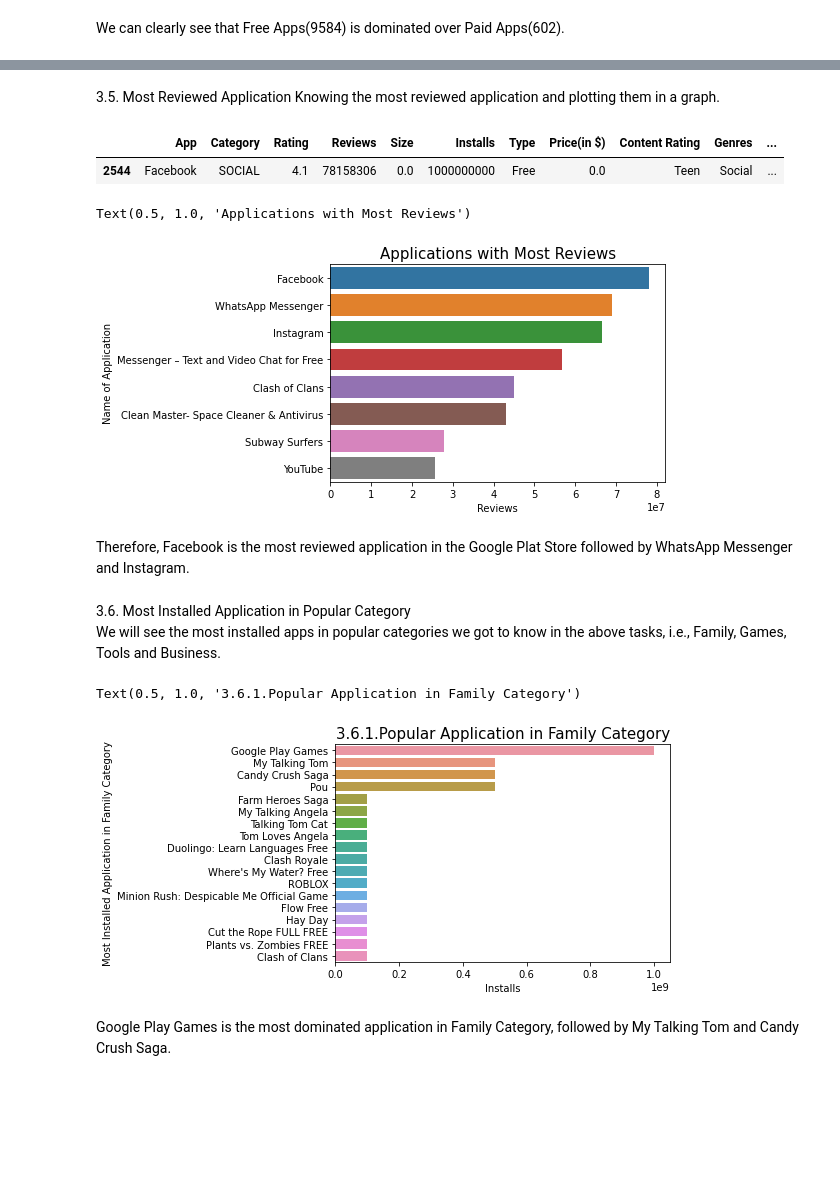
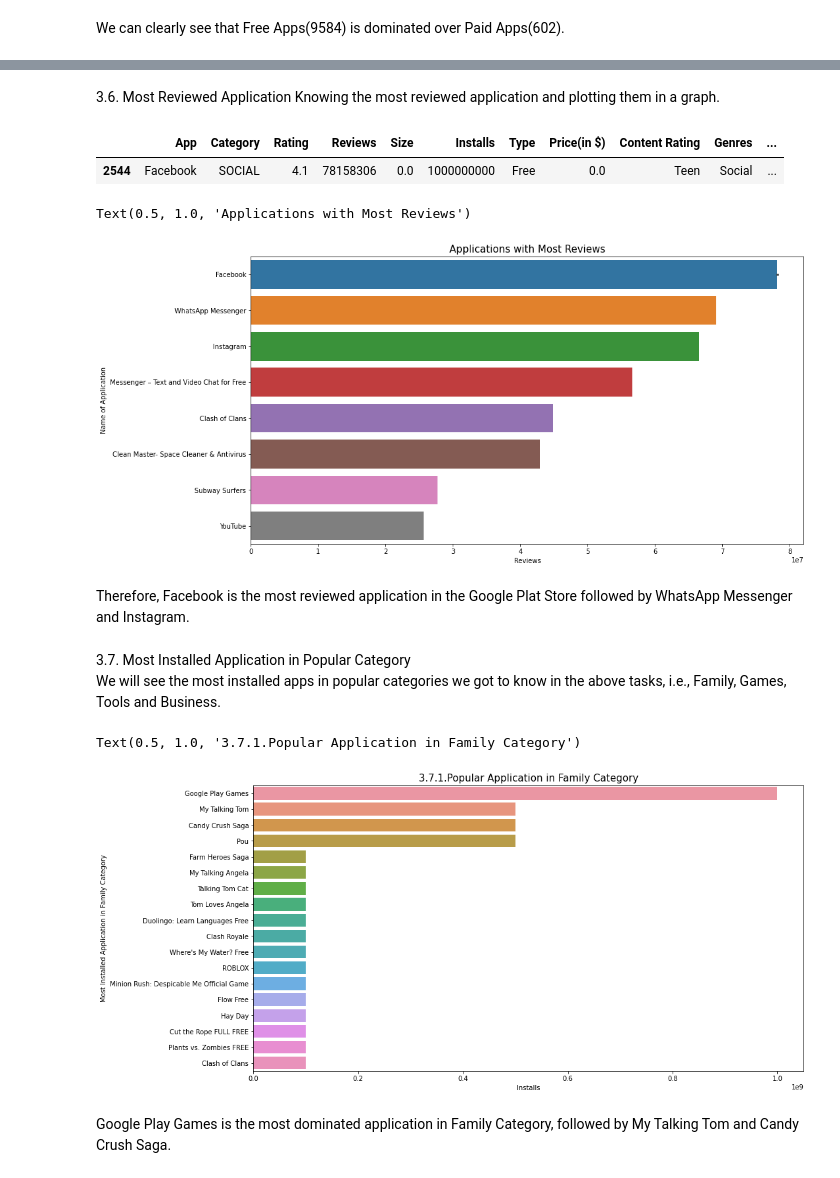
Before and after one commit to AkshatHotCode/playstoreappreview_eda, a Jupyter notebook: Akshat_Rajvanshi_Play_Store_App_Review_Analysis_Capstone_Project.ipynb, the cells around one changed output, grey strips where cells are left out. Cells and saved outputs as stored; diff of their text form; code cells hidden in the pictures; blank space fills up the shorter version.

```diff
--- a/Akshat_Rajvanshi_Play_Store_App_Review_Analysis_Capstone_Project.ipynb
+++ b/Akshat_Rajvanshi_Play_Store_App_Review_Analysis_Capstone_Project.ipynb
@@ -376,0 +389,6 @@ We can clearly see that Free Apps(9584) is dominated over Paid Apps(602).
+# %%
+#Rating Distribution-BarGraph
+rcParams['figure.figsize'] = 15,8
+ratings_plot = sns.countplot(x='Rating', data = apps, palette = 'inferno')
+ratings_plot
+plt.title('Rating Distribution', size =20)
@@ -377,5 +409,5 @@ We can clearly see that Free Apps(9584) is dominated over Paid Apps(602).
 # %% [markdown]
-3.5. Most Reviewed Application
+3.6. Most Reviewed Application
 Knowing the most reviewed application and plotting them in a graph.
 # %%
 #App with largest number of reviews
@@ -393,22 +425,22 @@ ax.set_ylabel('Name of Application')
 ax.set_title('Applications with Most Reviews', size = 15)
 # %% [output]
 Text(0.5, 1.0, 'Applications with Most Reviews')
-[figure, old version]
+[figure, new version]
 # %% [markdown]
 Therefore, Facebook is the most reviewed application in the Google Plat Store followed by WhatsApp Messenger and Instagram.
 # %% [markdown]
-3.6. Most Installed Application in Popular Category\
+3.7. Most Installed Application in Popular Category\
 We will see the most installed apps in popular categories we got to know in the above tasks, i.e., Family, Games, Tools and Business.
 # %%
-#3.6.1.Most Installed Application in Family Category
+#3.7.1.Most Installed Application in Family Category
 apps_cat = apps[apps['Category']=='FAMILY'].sort_values(['Installs'], ascending=0)[:20]
 ax = sns.barplot(x = 'Installs', y = 'App', data = apps_cat)
 ax.set_xlabel('Installs')
 ax.set_ylabel('Most Installed Application in Family Category')
-ax.set_title('3.6.1.Popular Application in Family Category', size=15)
+ax.set_title('3.7.1.Popular Application in Family Category', size=15)
 # %% [output]
-Text(0.5, 1.0, '3.6.1.Popular Application in Family Category')
+Text(0.5, 1.0, '3.7.1.Popular Application in Family Category')
-[figure, old version]
+[figure, new version]
 # %% [markdown]
 Google Play Games is the most dominated application in Family Category, followed by My Talking Tom and Candy Crush Saga.
 # %%
```
Also changed, not shown: parts of 14 cells of this notebook.
